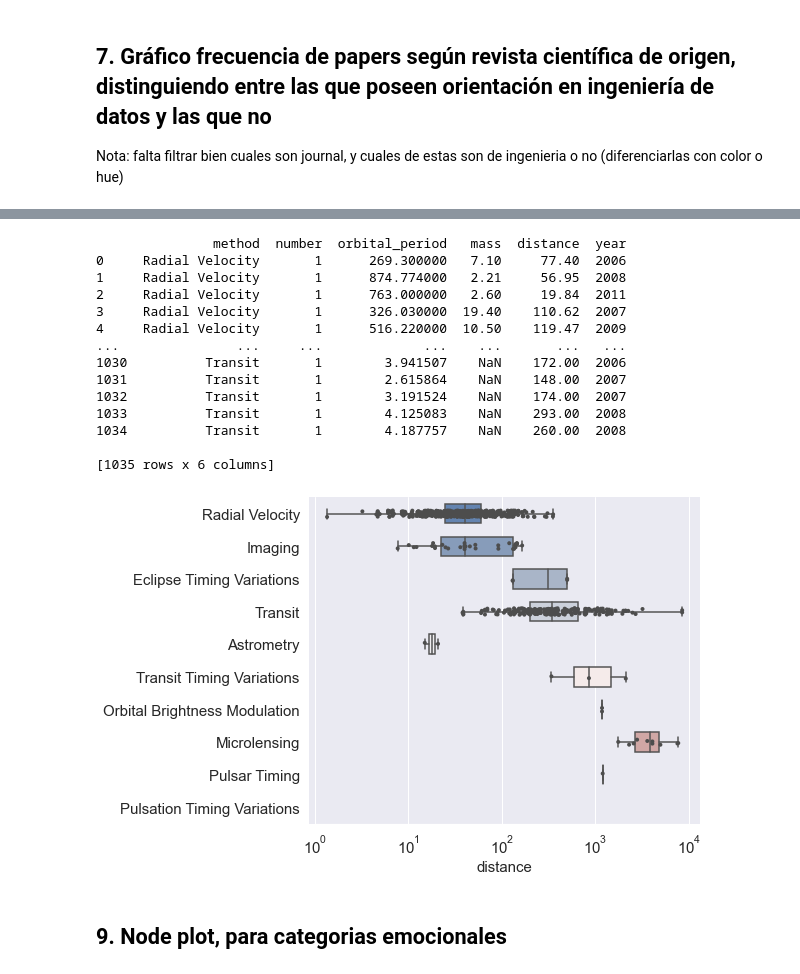
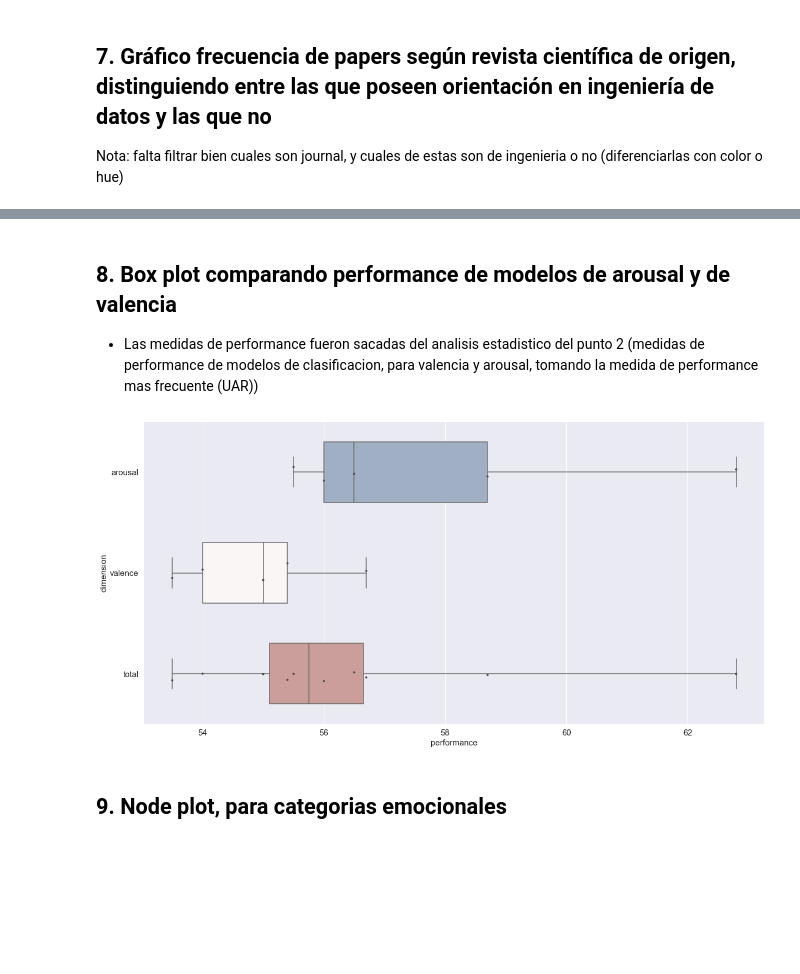
Before and after one commit to tomdamelio/Review_EDA_Emotion_Recognition, a Jupyter notebook: Emmanuel/notebooks/analisis_exploratorio.ipynb, the cells around one changed output, grey strips where cells are left out. Saved outputs shown, nothing was run; the diff lists cells and outputs as text; code cells hidden in the pictures; blank space fills up the shorter version.

Commit message:
actualizaciones y agregado box plot

```diff
--- a/Emmanuel/notebooks/analisis_exploratorio.ipynb
+++ b/Emmanuel/notebooks/analisis_exploratorio.ipynb
@@ -503,41 +482,24 @@ Esto sería IDEAL, porque nos permitiría ver si efectivamente arousal tiene mej
+# %% [markdown]
+## 8. Box plot comparando performance de modelos de arousal y de valencia
+
+* Las medidas de performance fueron sacadas del analisis estadistico del punto 2 (medidas de performance de modelos de clasificacion, para valencia y arousal, tomando la medida de performance mas frecuente (UAR))
 # %%
+#performances para arousal y valencia
+performances_av = pd.read_excel("c:\\Users\\LENOVO\\Downloads\\Review_EDA_Emotion_Recognition\\Emmanuel\\data\\cleaned\\modelos.xlsx")
+performances_av = pd.DataFrame(performances_av)
 
-
-# Initialize the figure with a logarithmic x axis
-f, ax = plt.subplots(figsize=(7, 6))
-ax.set_xscale("log")
-
-# Load the example planets dataset
-planets = sns.load_dataset("planets")
-print(planets)
-# Plot the orbital period with horizontal boxes
-sns.boxplot(x="distance", y="method", data=planets,
+#plot
+sns.boxplot(x="performance", y="dimension", data=performances_av,
             whis=[0, 100], width=.6, palette="vlag")
 
-# Add in points to show each observation
-sns.stripplot(x="distance", y="method", data=planets,
+sns.stripplot(x="performance", y="dimension", data=performances_av,
               size=4, color=".3", linewidth=0)
 
-# Tweak the visual presentation
 ax.xaxis.grid(True)
 ax.set(ylabel="")
 sns.despine(trim=True, left=True)
 # %% [output]
-               method  number  orbital_period   mass  distance  year
-0     Radial Velocity       1      269.300000   7.10     77.40  2006
-1     Radial Velocity       1      874.774000   2.21     56.95  2008
-2     Radial Velocity       1      763.000000   2.60     19.84  2011
-3     Radial Velocity       1      326.030000  19.40    110.62  2007
-4     Radial Velocity       1      516.220000  10.50    119.47  2009
-...               ...     ...             ...    ...       ...   ...
-1030          Transit       1        3.941507    NaN    172.00  2006
-1031          Transit       1        2.615864    NaN    148.00  2007
-1032          Transit       1        3.191524    NaN    174.00  2007
-1033          Transit       1        4.125083    NaN    293.00  2008
-1034          Transit       1        4.187757    NaN    260.00  2008
-
-[1035 rows x 6 columns]
-[figure, old version]
+[figure, new version]
 # %% [markdown]
 ## 9. Node plot, para categorias emocionales
 # %% [markdown]
```
Also changed, not shown: parts of 7 cells of this notebook, 28 other files.
